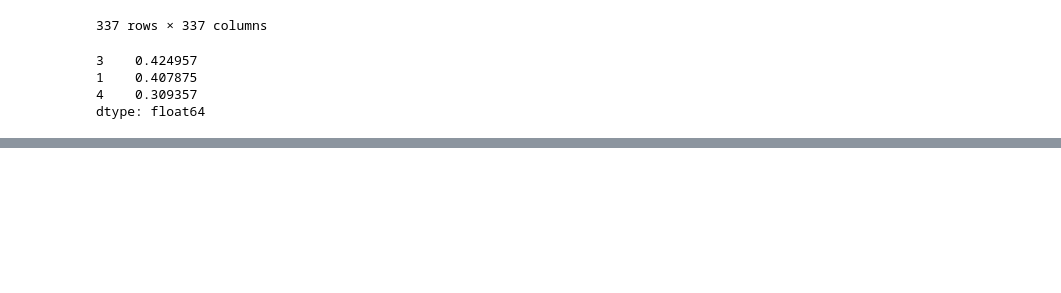
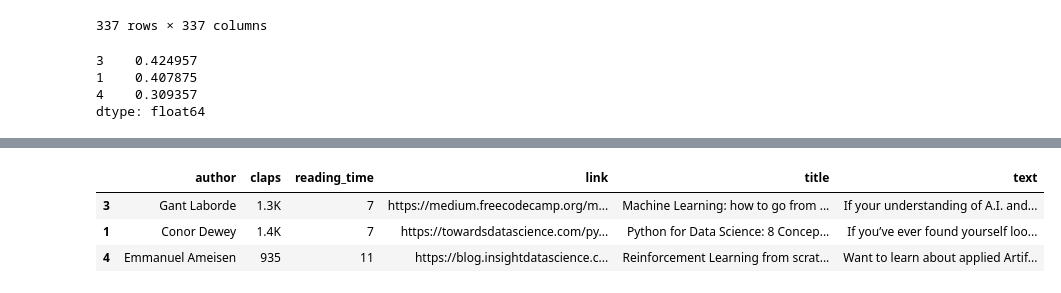
Before and after one commit to klesnkri/lsa-model, a Jupyter notebook: data.ipynb, the cells around one changed output, grey strips where cells are left out. Drawn from its saved outputs; the diff is of its cells as text; code cells hidden in the pictures; blank space fills up the shorter version.

```diff
--- a/data.ipynb
+++ b/data.ipynb
@@ -382,0 +349,7 @@ Name: 4, dtype: object
+# %%
+bp_data.iloc[best_match.index]
+# %% [output]
+|  | author | claps | reading_time | link | title | text |
+| 3 | Gant Laborde | 1.3K | 7 | https://medium.freecodecamp.org/m... | Machine Learning: how to go from ... | If your understanding of A.I. and... |
+| 1 | Conor Dewey | 1.4K | 7 | https://towardsdatascience.com/py... | Python for Data Science: 8 Concep... | If you’ve ever found yourself loo... |
+| 4 | Emmanuel Ameisen | 935 | 11 | https://blog.insightdatascience.c... | Reinforcement Learning from scrat... | Want to learn about applied Artif... |
```
Also changed, not shown: parts of 1 cell of this notebook, 1 other file.
